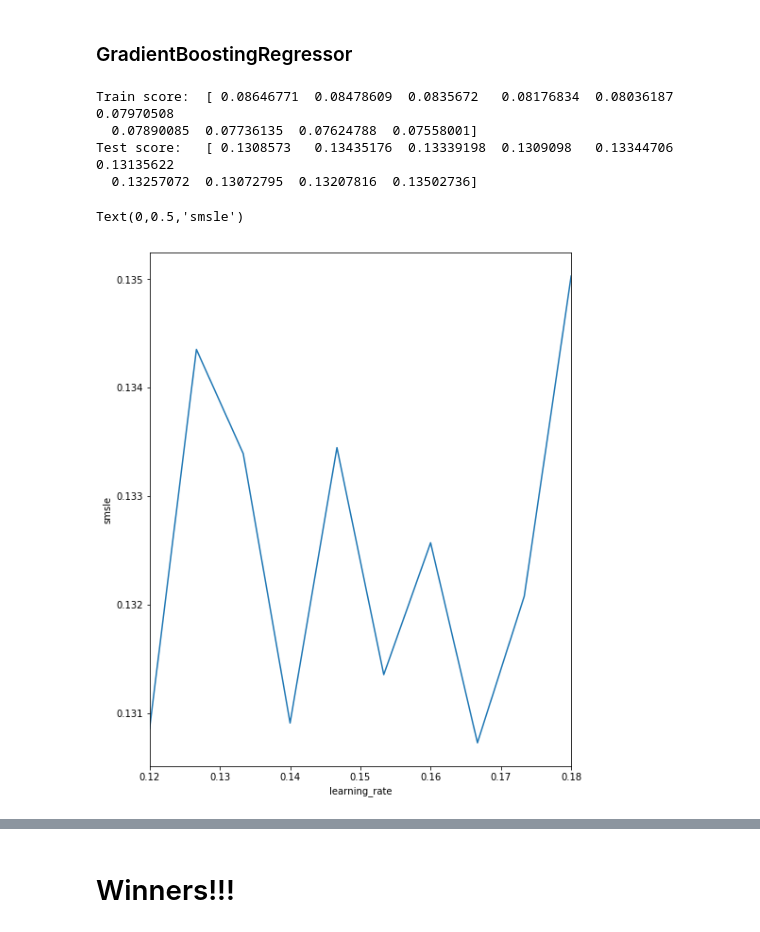
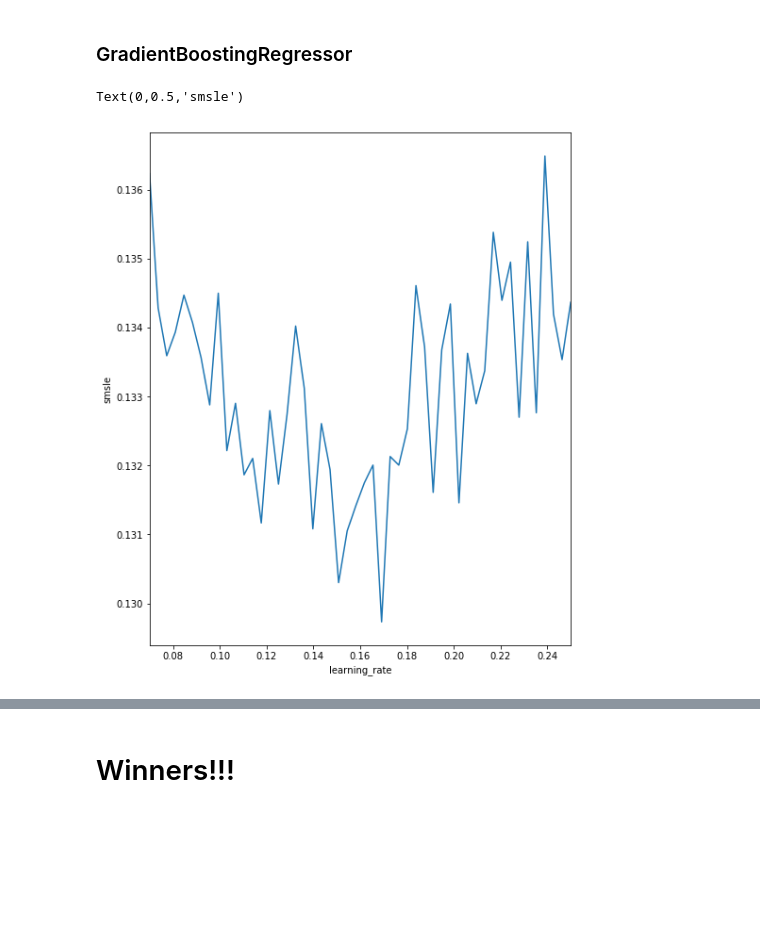
Before and after one commit to victordalla/Kaggle, a Jupyter notebook: HousePrices/PyDraft.ipynb, the cells around one changed output, grey strips where cells are left out. Drawn from its saved outputs; the diff is of its cells as text; code cells hidden in the pictures; blank space fills up the shorter version.

```diff
--- a/HousePrices/PyDraft.ipynb
+++ b/HousePrices/PyDraft.ipynb
@@ -100,7 +96,7 @@ plt.ylabel("smsle")
 # %% [markdown]
 # Final Lasso
 # %%
-regressor = Lasso(alpha=1000, max_iter=5000, random_state=0).fit(X, y)
+regressor = Lasso(alpha=1360, max_iter=5000, random_state=0).fit(X, y)
 
 feature_lasso = feature_names[np.where(regressor.coef_ != 0)]
 X = X[feature_lasso]
@@ -116,12 +112,9 @@ Text(0.5,1,'Lasso coefficients')
 ### Ridge
 # %%
 rigde = Ridge(random_state=0)
-parameter = {'alpha': [300,  350, 400, 450, 500]}
+parameter = {'alpha': np.linspace(250, 400, 100)}
 regressor = GridSearchCV(rigde, parameter, cv=5, n_jobs=2, scoring='neg_mean_squared_log_error', return_train_score=True)
 regressor.fit(X, y)
-
-print('Train score: ', np.sqrt(-regressor.cv_results_['mean_train_score']))
-print('Test score:  ', np.sqrt(-regressor.cv_results_['mean_test_score']))
 
 ridge_scores = pd.Series(data=np.sqrt(-regressor.cv_results_['mean_test_score']), index=parameter['alpha'])
 ridge_scores.plot()
@@ -137,12 +128,9 @@ Text(0,0.5,'smsle')
 # %%
 el_net = ElasticNet(random_state=0)
 
-parameter = {'alpha': np.linspace(0.62, 0.68, 10)}
+parameter = {'alpha': np.linspace(0.2, 0.8, 100)}
 regressor = GridSearchCV(el_net, parameter, cv=5, n_jobs=2, scoring='neg_mean_squared_log_error', return_train_score=True)
 regressor.fit(X, y)
-
-print('Train score: ', np.sqrt(-regressor.cv_results_['mean_train_score']))
-print('Test score:  ', np.sqrt(-regressor.cv_results_['mean_test_score']))
 
 el_net_scores = pd.Series(data=np.sqrt(-regressor.cv_results_['mean_test_score']), index=parameter['alpha'])
 el_net_scores.plot()
@@ -158,12 +142,9 @@ Text(0,0.5,'smsle')
 # %%
-el_net = ElasticNet(alpha=0.65, random_state=0)
+el_net = ElasticNet(alpha=0.5, random_state=0)
 
-parameter = {'l1_ratio': np.linspace(0.45, 0.55, 10)}
+parameter = {'l1_ratio': np.linspace(0.40, 0.60, 100)}
 regressor = GridSearchCV(el_net, parameter, cv=5, n_jobs=2, scoring='neg_mean_squared_log_error', return_train_score=True)
 regressor.fit(X, y)
-
-print('Train score: ', np.sqrt(-regressor.cv_results_['mean_train_score']))
-print('Test score:  ', np.sqrt(-regressor.cv_results_['mean_test_score']))
 
 el_net_scores = pd.Series(data=np.sqrt(-regressor.cv_results_['mean_test_score']), index=parameter['l1_ratio'])
 el_net_scores.plot()
@@ -181,22 +158,15 @@ Text(0,0.5,'smsle')
 # %%
 gbr = GradientBoostingRegressor(verbose=0, random_state=0)
 
-parameter = {'learning_rate': np.linspace(0.12, 0.18, 10)}
+parameter = {'learning_rate': np.linspace(0.07, 0.25, 50)}
 regressor = GridSearchCV(gbr, parameter, cv=5, n_jobs=2, scoring='neg_mean_squared_log_error', return_train_score=True)
 regressor.fit(X, y)
-
-print('Train score: ', np.sqrt(-regressor.cv_results_['mean_train_score']))
-print('Test score:  ', np.sqrt(-regressor.cv_results_['mean_test_score']))
 
 gbr_scores = pd.Series(data=np.sqrt(-regressor.cv_results_['mean_test_score']), index=parameter['learning_rate'])
 gbr_scores.plot()
 plt.xlabel("learning_rate")
 plt.ylabel("smsle")
 # %% [output]
-Train score:  [ 0.08646771  0.08478609  0.0835672   0.08176834  0.08036187  0.07970508
-  0.07890085  0.07736135  0.07624788  0.07558001]
-Test score:   [ 0.1308573   0.13435176  0.13339198  0.1309098   0.13344706  0.13135622
-  0.13257072  0.13072795  0.13207816  0.13502736]
+Text(0,0.5,'smsle')
-Text(0,0.5,'smsle')
-[figure, old version]
+[figure, new version]
 # %%
```
Also changed, not shown: parts of 28 cells of this notebook.
